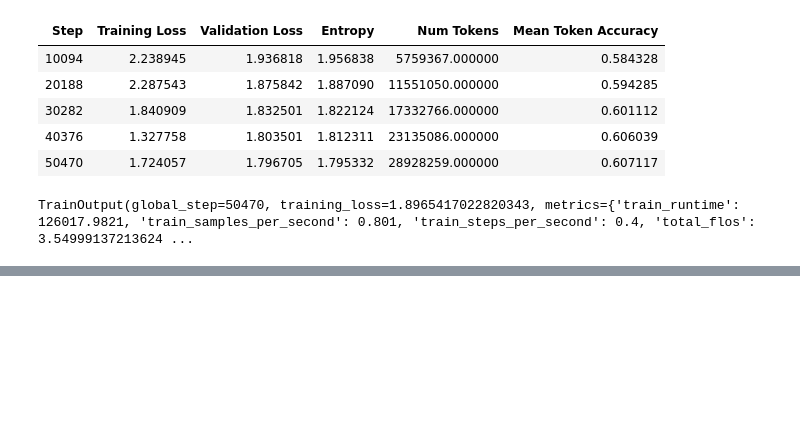
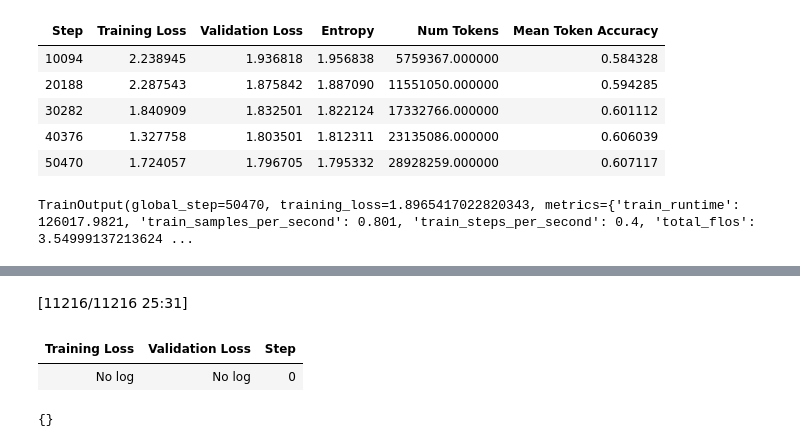
Before and after one commit to sabarezaei/LLM, a Jupyter notebook: Gemma-2-2b-it__QnA__Instruction_FineTunning_QLORA/Instruction_Fine_tuning_Gemma_2B___Hugging_Face_QLORA_VScode.ipynb, the cells around one changed output, grey strips where cells are left out. Saved outputs shown, nothing was run; the diff lists cells and outputs as text; code cells hidden in the pictures; blank space fills up the shorter version.

```diff
--- a/Gemma-2-2b-it__QnA__Instruction_FineTunning_QLORA/Instruction_Fine_tuning_Gemma_2B___Hugging_Face_QLORA_VScode.ipynb
+++ b/Gemma-2-2b-it__QnA__Instruction_FineTunning_QLORA/Instruction_Fine_tuning_Gemma_2B___Hugging_Face_QLORA_VScode.ipynb
@@ -51,0 +61,4 @@ model = AutoModelForCausalLM.from_pretrained(
+# %%
+import pandas as pd
+df = pd.read_csv("../data/Doctor-HealthCare-100k.csv")
+print(df.head())
@@ -332,0 +405,32 @@ TrainOutput(global_step=50470, training_loss=1.8965417022820343, metrics={'train
+# %%
+from transformers import Trainer, TrainingArguments, DataCollatorWithPadding
+
+def tokenize(example):
+    return tokenizer(
+        example["text"],
+        truncation=True,
+        max_length=512,
+    )
+
+tokenized_eval = dataset["test"].map(tokenize, batched=True, remove_columns=dataset["test"].column_names)
+
+eval_args = TrainingArguments(
+    output_dir="./eval_results",
+    per_device_eval_batch_size=1,
+    report_to="none",
+)
+
+trainer = Trainer(
+    model=model,
+    eval_dataset=tokenized_eval,
+    args=eval_args,
+    data_collator=DataCollatorWithPadding(tokenizer),
+)
+
+metrics = trainer.evaluate()
+print(metrics)
+# %% [output]
+[11216/11216 25:31]
+| Training Loss | Validation Loss | Step |
+| No log | No log | 0 |
+{}
```
Also changed, not shown: parts of 50 cells of this notebook, 4 other files.
